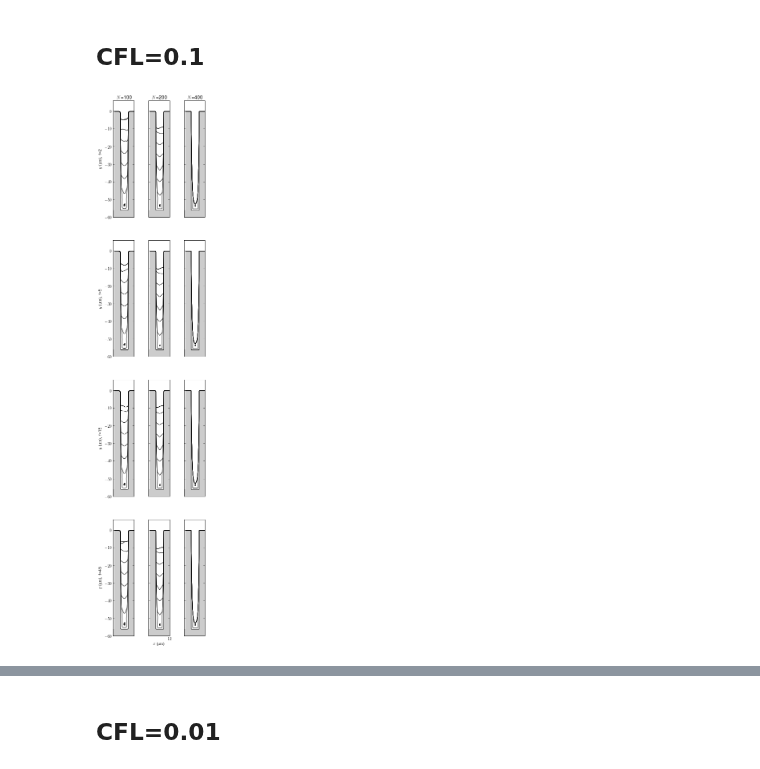
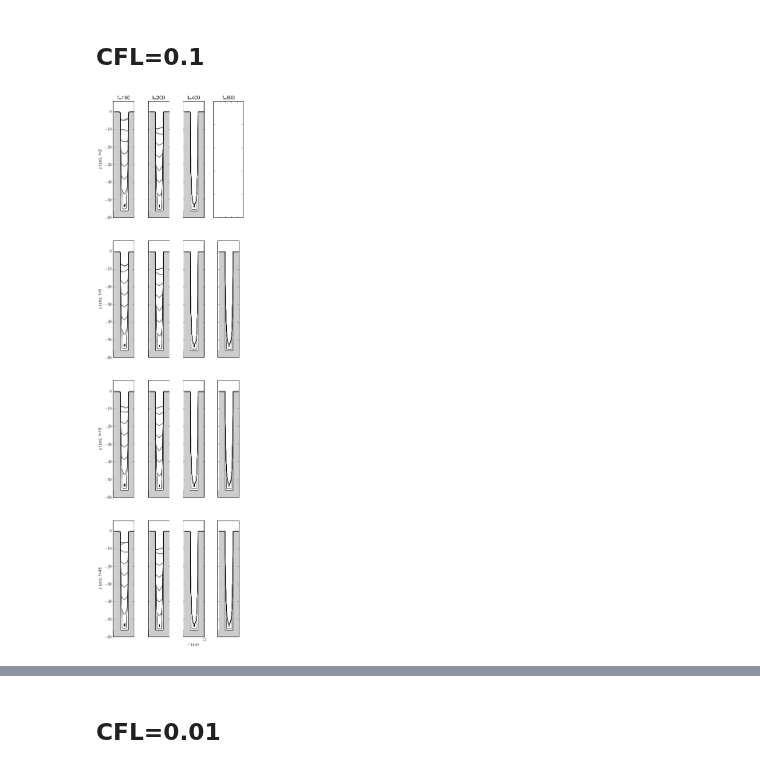
Before and after one commit to wd15/extremefill2D, a Jupyter notebook: annular8.ipynb, the cells around one changed output, grey strips where cells are left out. Drawn from its saved outputs; the diff is of its cells as text; code cells hidden in the pictures.

```diff
--- a/annular8.ipynb
+++ b/annular8.ipynb
@@ -197,13 +199,22 @@ smt_ipy_table([j for i in records for j in i if j], fields=['label', 'timestamp'
 from multiViewer import MultiViewer
 from tools import getRecord
 
-Nxs = (100,)
-ls_ncells = (5, 15, 45)
+Nxs = (100, 200)
+ls_ncells = (2, 5, 15, 45)
 
 records = [[getRecord(records=annular43Records, CFL=0.001, Nx=Nx, levelset_update_ncell=ls_ncell) for Nx in Nxs] for ls_ncell in ls_ncells]
+
+def columntitle(r):
+    if r:
+        Nx = r.parameters['Nx']
+    else:
+        Nx = 200
+    return r'$N$={0}'.format(Nx)
+
+
 viewer = MultiViewer(records,
                      rowtitle=lambda r: r'f={0}'.format(r.parameters['levelset_update_ncell']),
-                     columntitle=lambda r: r'$N$={0}'.format(r.parameters['Nx']),
+                     columntitle=columntitle,
                      figsize=(1.5, 6))
 viewer.plot(times=np.arange(10) * 3000. / 9.)
 smt_ipy_table([j for i in records for j in i if j], fields=['label', 'timestamp', 'parameters', 'duration', 'version', 'tags'], parameters=['Nx', 'CFL', 'levelset_update_ncell', 'kPlus', 'kMinus'])
@@ -360,19 +377,26 @@ smt_ipy_table(annular45Records, fields=['label', 'timestamp', 'parameters', 'dur
 # %%
 from multiViewer import MultiViewer
 from tools import getRecord
 
-Nxs = (100, 200, 400)
+Nxs = (100, 200, 400, 800)
 ls_ncells = (2, 5, 15, 45)
+
+def columntitle(r):
+    if r:
+        Nx = r.parameters['Nx']
+    else:
+        Nx = 800
+    return r'f={0}'.format(Nx)
 
 records = [[getRecord(records=annular45Records, CFL=0.1, Nx=Nx, levelset_update_ncell=ls_ncell) for Nx in Nxs] for ls_ncell in ls_ncells]
 viewer = MultiViewer(records,
                      rowtitle=lambda r: r'f={0}'.format(r.parameters['levelset_update_ncell']),
-                     columntitle=lambda r: r'$N$={0}'.format(r.parameters['Nx']),
+                     columntitle=columntitle,
                      figsize=(1.5, 6))
 viewer.plot(times=np.arange(10) * 3000. / 9.)
 smt_ipy_table([j for i in records for j in i if j], fields=['label', 'timestamp', 'parameters', 'duration', 'version', 'tags'], parameters=['Nx', 'CFL', 'levelset_update_ncell', 'kPlus', 'kMinus'])
 # %% [output]
-[figure, old version]
+[figure, new version]
 | Label | Timestamp | Parameters | Duration | Version | Tags |
 | 3106736af081 | 2013-09-10 15:54 | Nx: 100, CFL: 0.1, levelset_updat... | 1h 28m 22.35s | 345958513b87 | annular45 |
 | 847dfa7bf354 | 2013-09-10 15:54 | Nx: 200, CFL: 0.1, levelset_updat... | 3h 38m 31.27s | 345958513b87 | annular45 |
```
Also changed, not shown: parts of 9 cells of this notebook.
